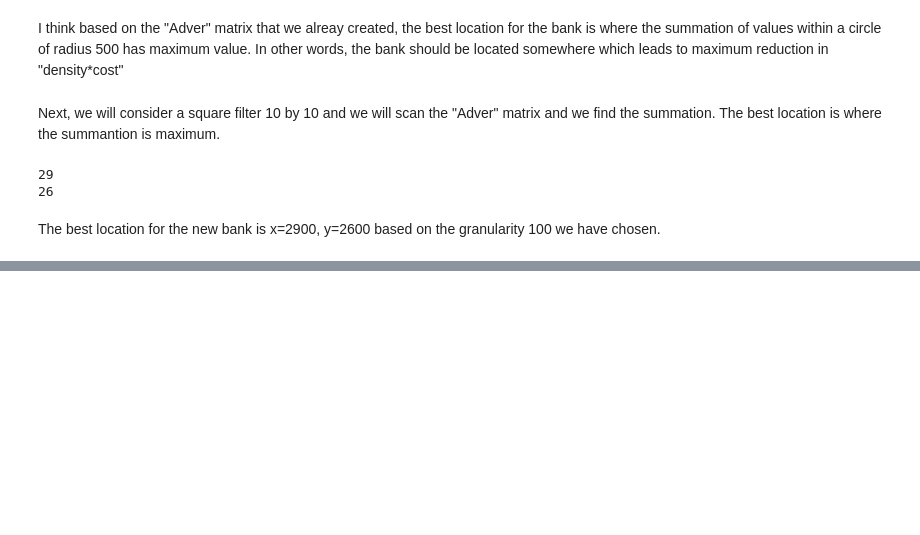
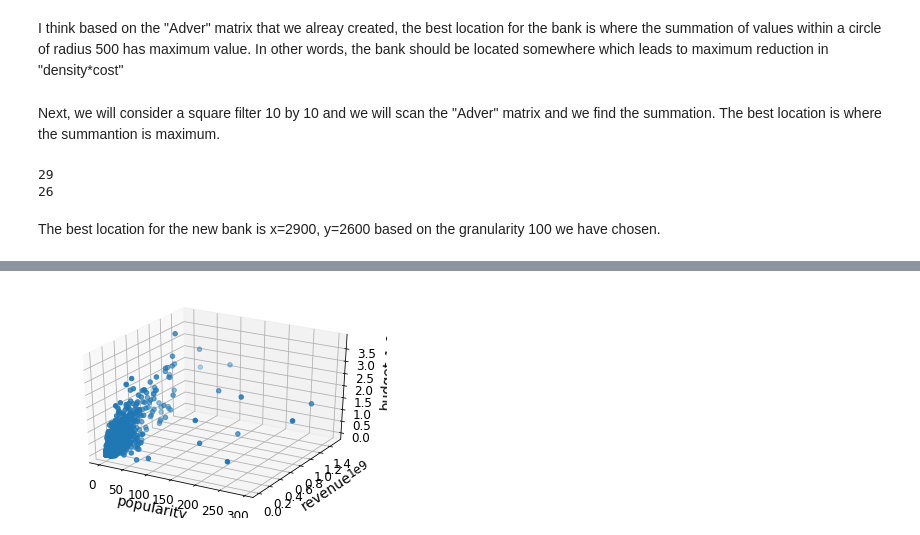
Before and after one commit to mmohseni1/MiniProject, a Jupyter notebook: Mohseni.ipynb, the cells around one changed output, grey strips where cells are left out. Drawn from its saved outputs; the diff is of its cells as text; code cells hidden in the pictures; blank space fills up the shorter version.

```diff
--- a/Mohseni.ipynb
+++ b/Mohseni.ipynb
@@ -255,0 +260,6 @@ The best location for the new bank is x=2900, y=2600 based on the granularity 10
+# %%
+import pandas as pd
+df=pd.read_csv("imdb.csv")
+print(df.head())
+print(df.info())
+df.describe()
@@ -255,0 +626,8 @@ The best location for the new bank is x=2900, y=2600 based on the granularity 10
+# %%
+df5=df[['popularity','revenue','budget']]
+print(df5.shape)
+df5=df5[df5['revenue'] >= 10000]
+df5=df5[df5['budget'] >= 10000]
+df5 = df5.reset_index(drop=True)
+print(df5.shape)
+df5.info()
@@ -255,0 +657,10 @@ The best location for the new bank is x=2900, y=2600 based on the granularity 10
+# %%
+from mpl_toolkits.mplot3d import Axes3D
+threedee = plt.figure().gca(projection='3d')
+threedee.scatter(df5['popularity'], df5['revenue'], df5['budget'])
+threedee.set_xlabel('popularity')
+threedee.set_ylabel('revenue')
+threedee.set_zlabel('budget')
+plt.show()
+# %% [output]
+[figure, added]
```
Also changed, not shown: parts of 59 cells of this notebook.
